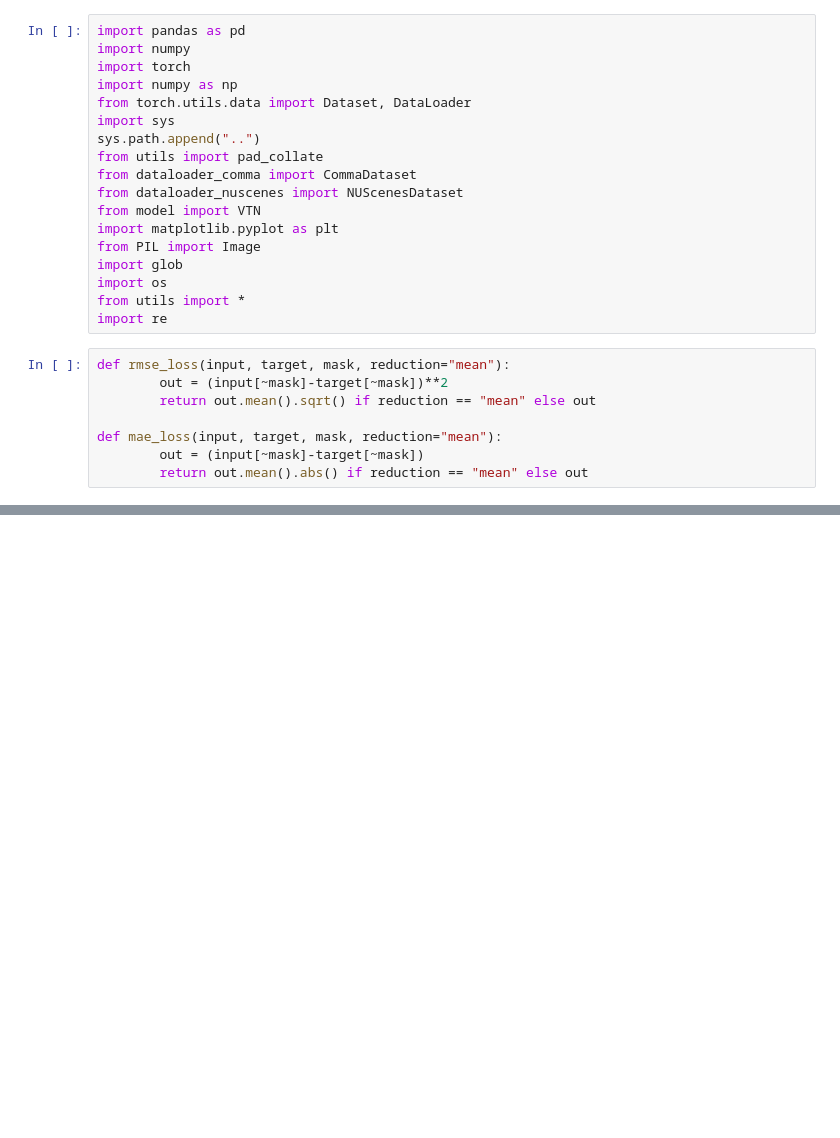
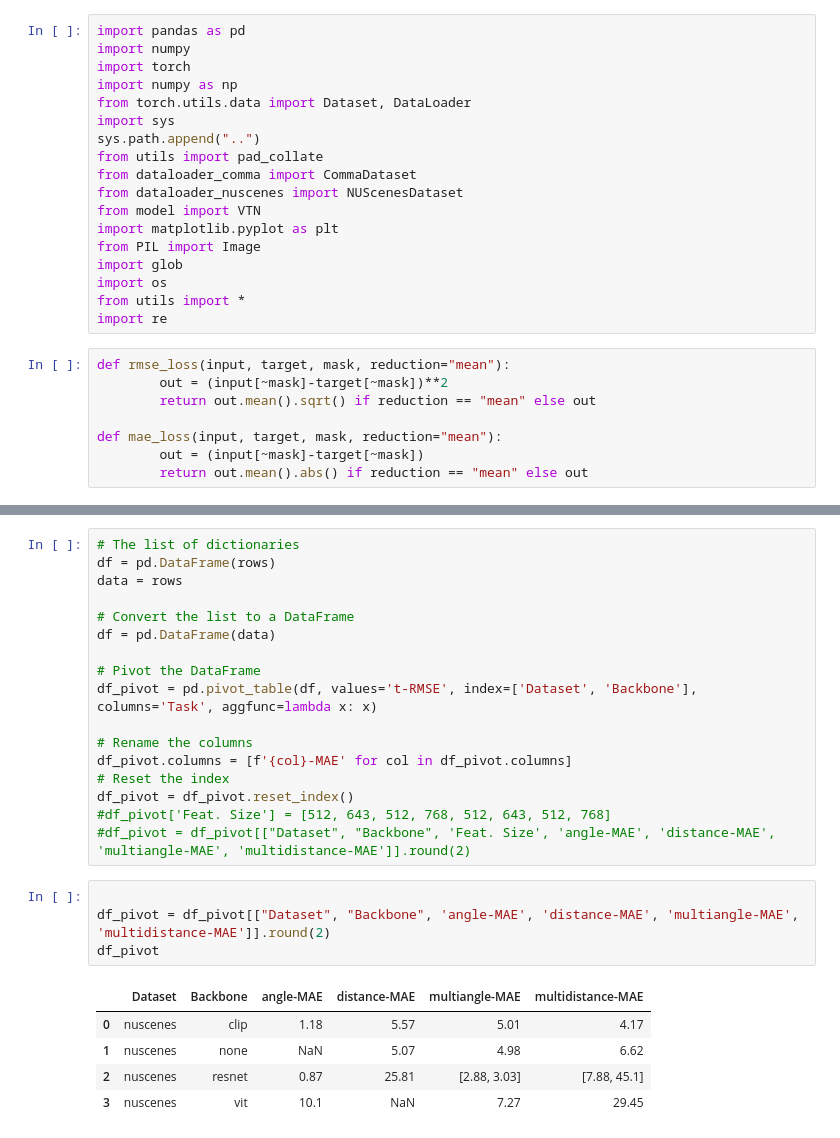
Before and after one commit to jessicamecht/concept_gridlock, a Jupyter notebook: analyse_results/table_for_papers copy.ipynb, the cells around one changed output, grey strips where cells are left out. Drawn from its saved outputs; the diff is of its cells as text; blank space fills up the shorter version.

```diff
--- a/analyse_results/table_for_papers copy.ipynb
+++ b/analyse_results/table_for_papers copy.ipynb
@@ -163,0 +223,27 @@ df_pivot
+# %%
+# The list of dictionaries
+df = pd.DataFrame(rows)
+data = rows
+
+# Convert the list to a DataFrame
+df = pd.DataFrame(data)
+
+# Pivot the DataFrame
+df_pivot = pd.pivot_table(df, values='t-RMSE', index=['Dataset', 'Backbone'], columns='Task', aggfunc=lambda x: x)
+
+# Rename the columns
+df_pivot.columns = [f'{col}-MAE' for col in df_pivot.columns]
+# Reset the index
+df_pivot = df_pivot.reset_index()
+#df_pivot['Feat. Size'] = [512, 643, 512, 768, 512, 643, 512, 768]
+#df_pivot = df_pivot[["Dataset", "Backbone", 'Feat. Size', 'angle-MAE', 'distance-MAE', 'multiangle-MAE', 'multidistance-MAE']].round(2)
+# %%
+
+df_pivot = df_pivot[["Dataset", "Backbone", 'angle-MAE', 'distance-MAE', 'multiangle-MAE', 'multidistance-MAE']].round(2)
+df_pivot
+# %% [output]
+|  | Dataset | Backbone | angle-MAE | distance-MAE | multiangle-MAE | multidistance-MAE |
+| 0 | nuscenes | clip | 1.18 | 5.57 | 5.01 | 4.17 |
+| 1 | nuscenes | none | NaN | 5.07 | 4.98 | 6.62 |
+| 2 | nuscenes | resnet | 0.87 | 25.81 | [2.88, 3.03] | [7.88, 45.1] |
+| 3 | nuscenes | vit | 10.1 | NaN | 7.27 | 29.45 |
```
Also changed, not shown: parts of 9 cells of this notebook, 15 other files.
